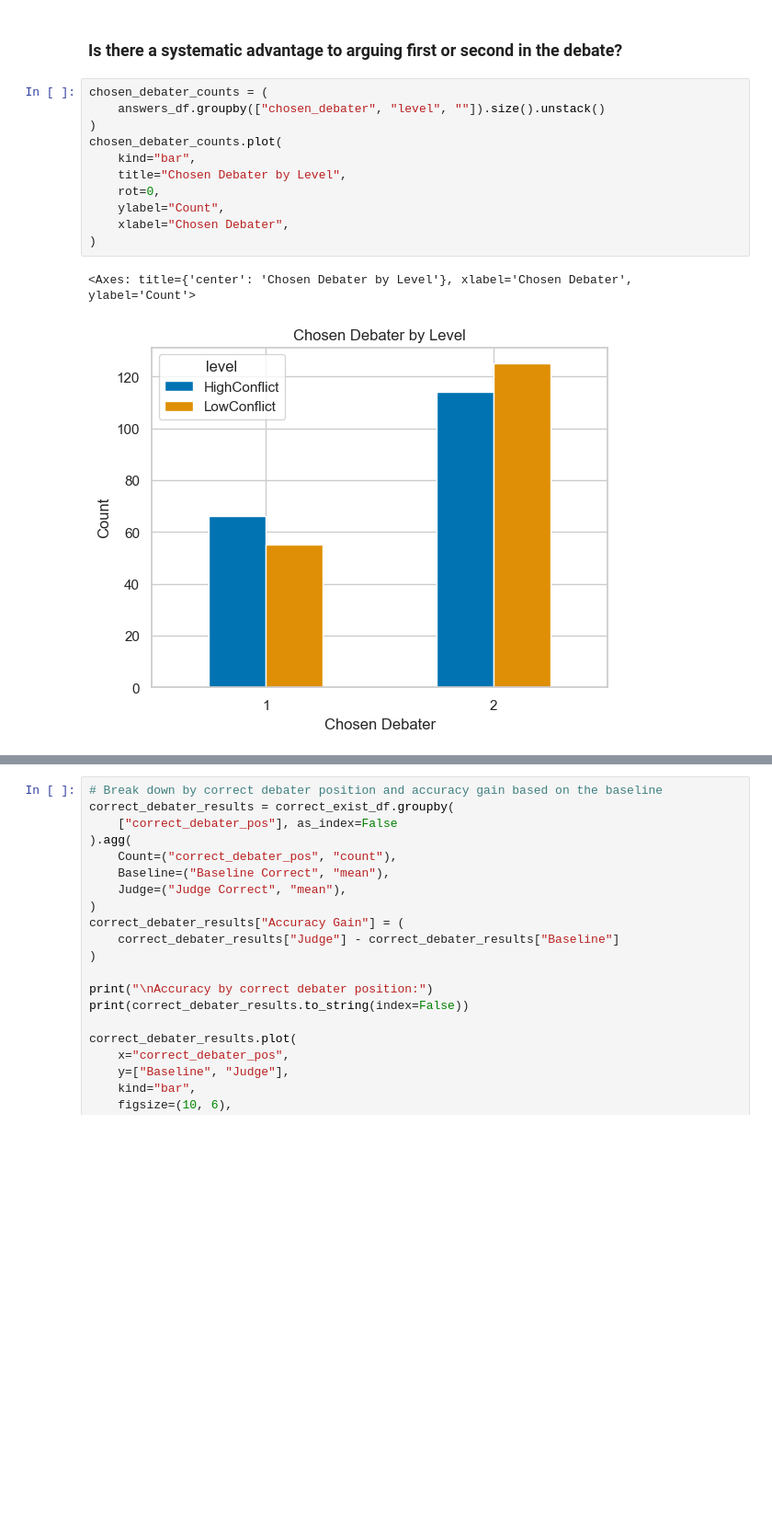
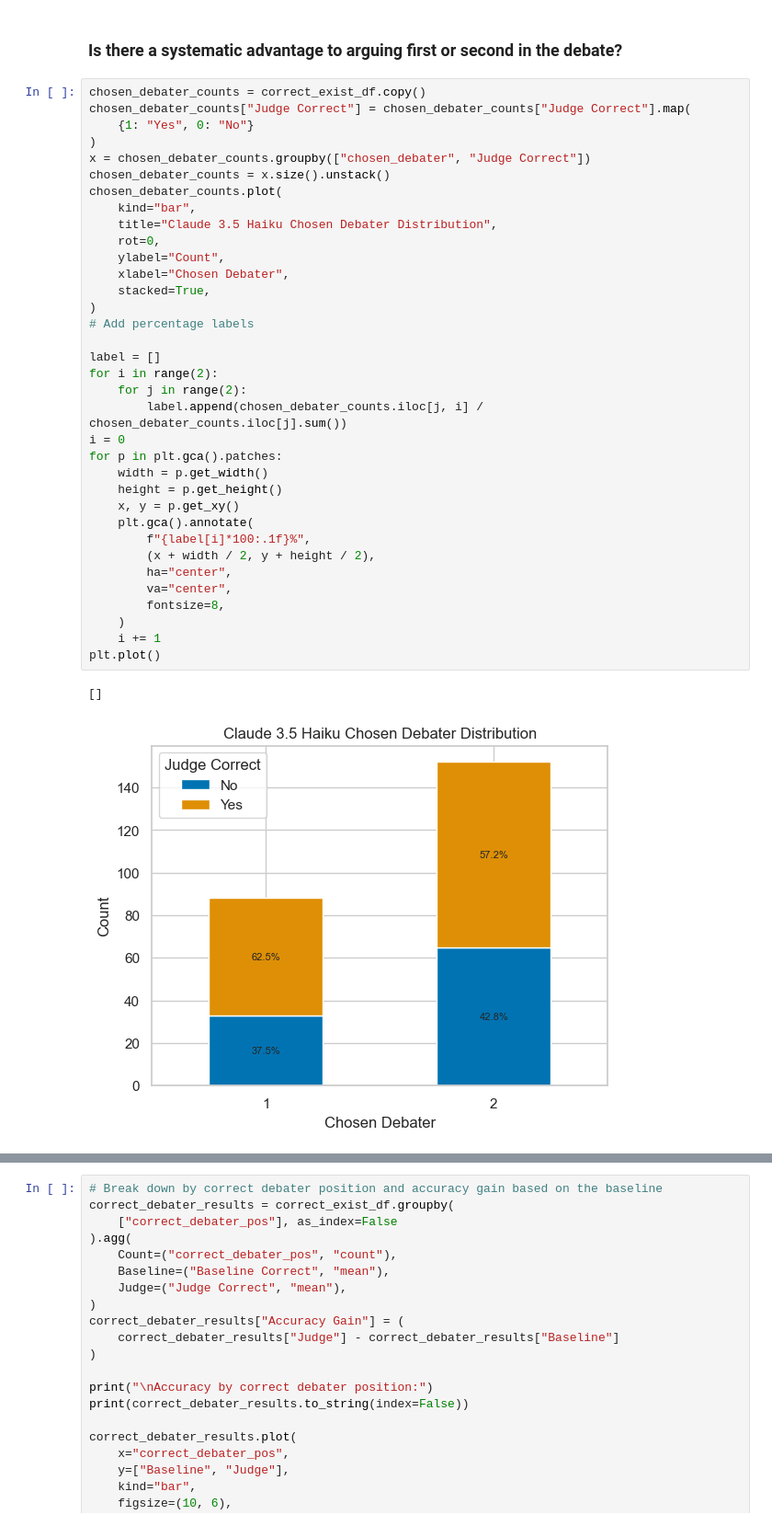
Before and after one commit to fiddien/ai-debate-experiment, a Jupyter notebook: notebooks/evaluate-claude-3.5-haiku.ipynb, the cells around one changed output, grey strips where cells are left out. Shown at 92% size. Saved outputs shown, nothing was run; the diff lists cells and outputs as text; blank space fills up the shorter version.

```diff
--- a/notebooks/evaluate-claude-3.5-haiku.ipynb
+++ b/notebooks/evaluate-claude-3.5-haiku.ipynb
@@ -633,20 +244,44 @@ Reject null hypothesis: Baseline and judge have different effectiveness
 ## Structural Biases
 # %% [markdown]
 ### Is there a systematic advantage to arguing first or second in the debate?
-# %%
-chosen_debater_counts = (
-    answers_df.groupby(["chosen_debater", "level", ""]).size().unstack()
-)
-chosen_debater_counts.plot(
-    kind="bar",
-    title="Chosen Debater by Level",
-    rot=0,
-    ylabel="Count",
-    xlabel="Chosen Debater",
-)
-# %% [output]
-<Axes: title={'center': 'Chosen Debater by Level'}, xlabel='Chosen Debater', ylabel='Count'>
-[figure, removed]
+# %%
+chosen_debater_counts = correct_exist_df.copy()
+chosen_debater_counts["Judge Correct"] = chosen_debater_counts["Judge Correct"].map(
+    {1: "Yes", 0: "No"}
+)
+x = chosen_debater_counts.groupby(["chosen_debater", "Judge Correct"])
+chosen_debater_counts = x.size().unstack()
+chosen_debater_counts.plot(
+    kind="bar",
+    title="Claude 3.5 Haiku Chosen Debater Distribution",
+    rot=0,
+    ylabel="Count",
+    xlabel="Chosen Debater",
+    stacked=True,
+)
+# Add percentage labels
+
+label = []
+for i in range(2):
+    for j in range(2):
+        label.append(chosen_debater_counts.iloc[j, i] / chosen_debater_counts.iloc[j].sum())
+i = 0
+for p in plt.gca().patches:
+    width = p.get_width()
+    height = p.get_height()
+    x, y = p.get_xy()
+    plt.gca().annotate(
+        f"{label[i]*100:.1f}%",
+        (x + width / 2, y + height / 2),
+        ha="center",
+        va="center",
+        fontsize=8,
+    )
+    i += 1
+plt.plot()
+# %% [output]
+[]
+[figure, added]
 # %%
 # Calculate overall position bias
 position_counts = correct_exist_df.groupby(
```
Also changed, not shown: parts of 37 cells of this notebook, 3 other files.
